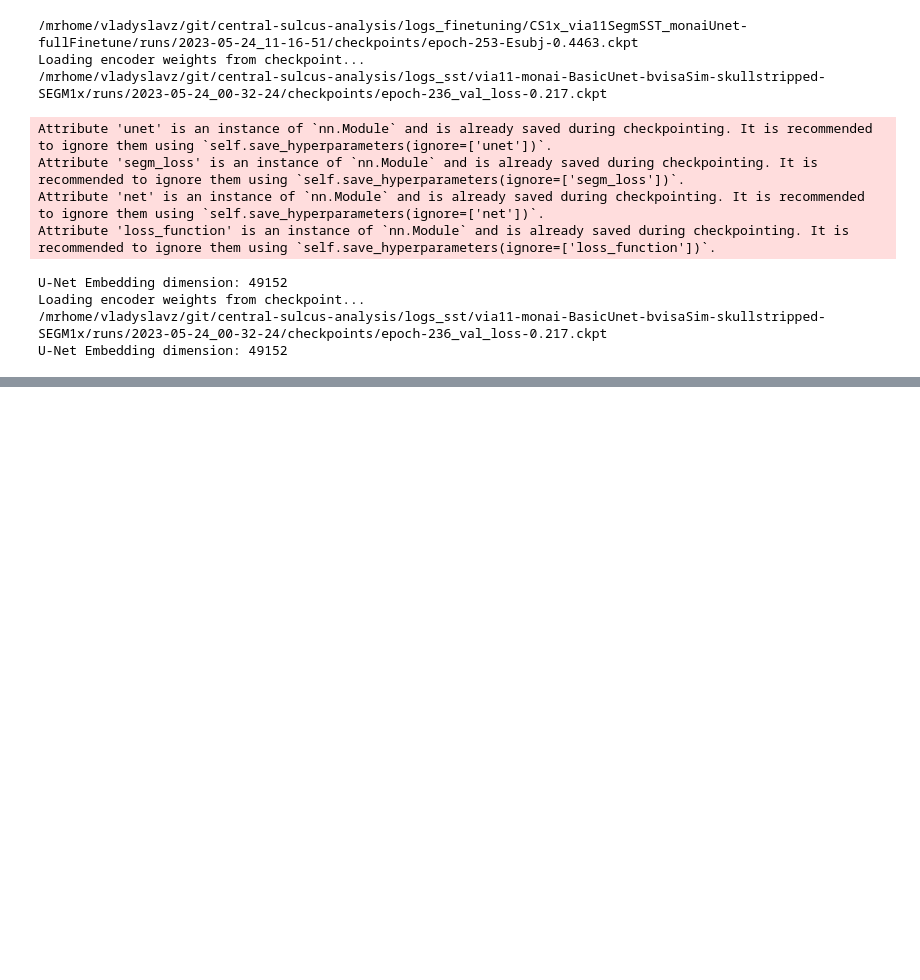
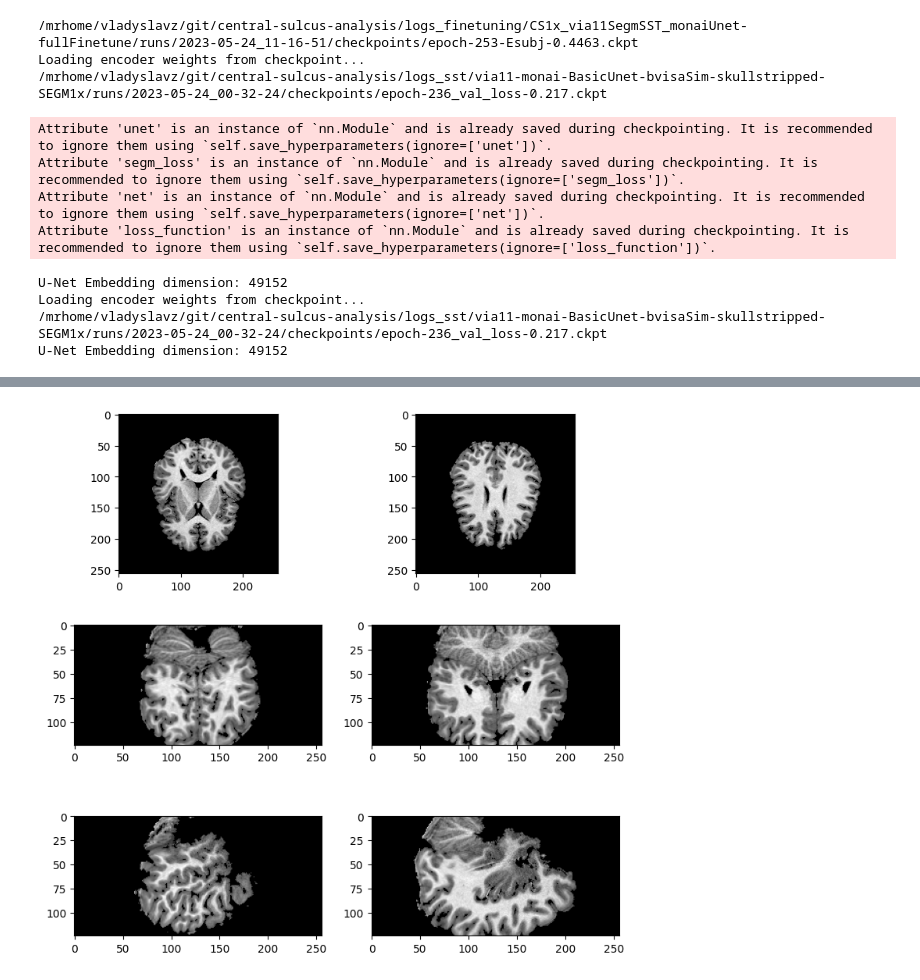
Before and after one commit to Vivikar/central-sulcus-analysis, a Jupyter notebook: notebooks/17_ValidateCorrectImageFormat.ipynb, the cells around one changed output, grey strips where cells are left out. Saved outputs shown, nothing was run; the diff lists cells and outputs as text; code cells hidden in the pictures; blank space fills up the shorter version.

```diff
--- a/notebooks/17_ValidateCorrectImageFormat.ipynb
+++ b/notebooks/17_ValidateCorrectImageFormat.ipynb
@@ -118,0 +117,15 @@ SyntaxError: 'break' outside loop (3014549084.py, line 12)
+# %%
+
+fig, ax = plt.subplots(3, 2, figsize=(9, 9))
+slc = 70
+shift = 20
+img = eval_sample['image'].numpy()
+ax[0, 0].imshow(img[0, slc, :, :], cmap='gray')
+ax[0, 1].imshow(img[0, slc+shift, :, :], cmap='gray')
+ax[1, 0].imshow(img[0, :, slc, :], cmap='gray')
+ax[1, 1].imshow(img[0, :, slc+shift, :], cmap='gray')
+ax[2, 0].imshow(img[0, :, :, slc,], cmap='gray')
+ax[2, 1].imshow(img[0, :, :, slc+shift,], cmap='gray')
+plt.show()
+# %% [output]
+[figure, added]
```
Also changed, not shown: parts of 2 cells of this notebook, 7 other files.
